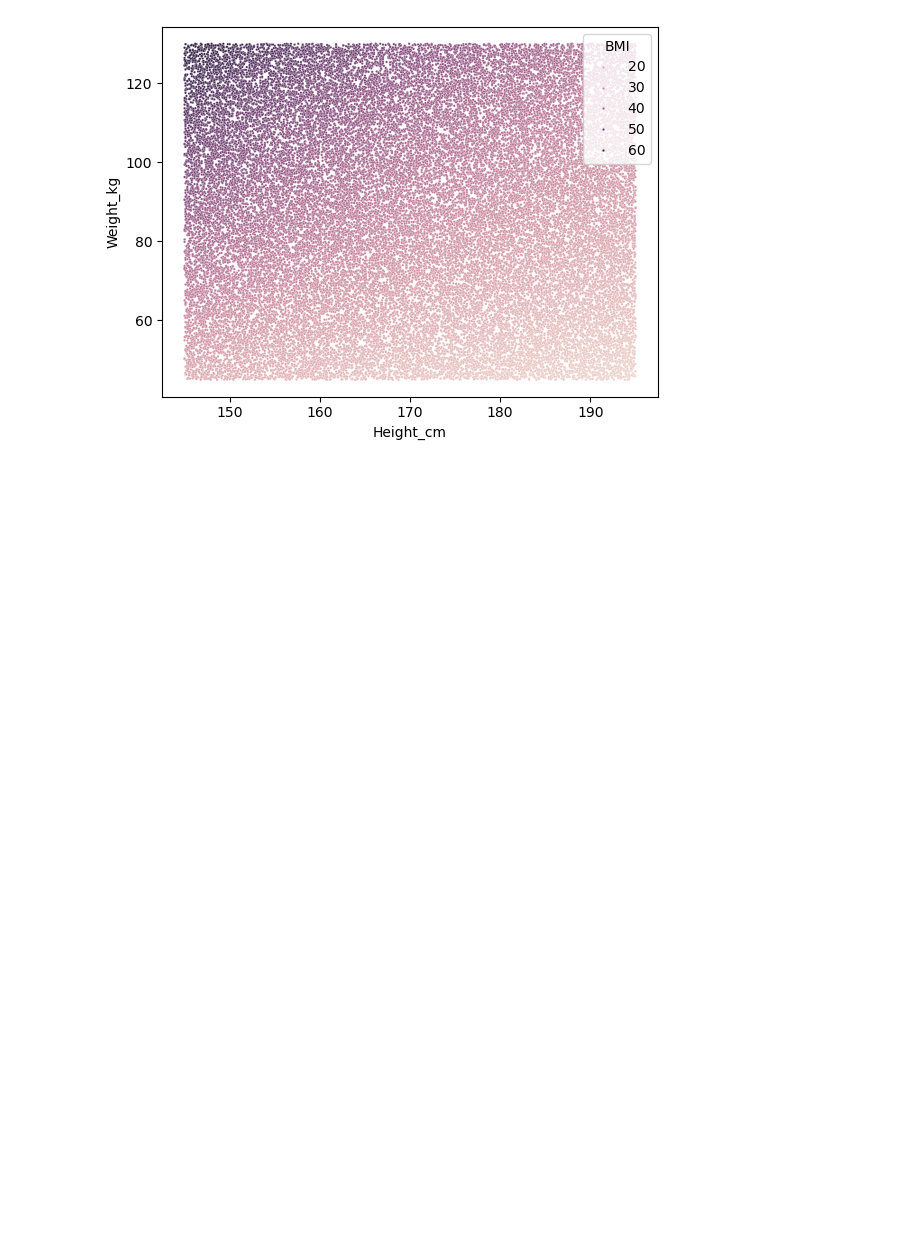
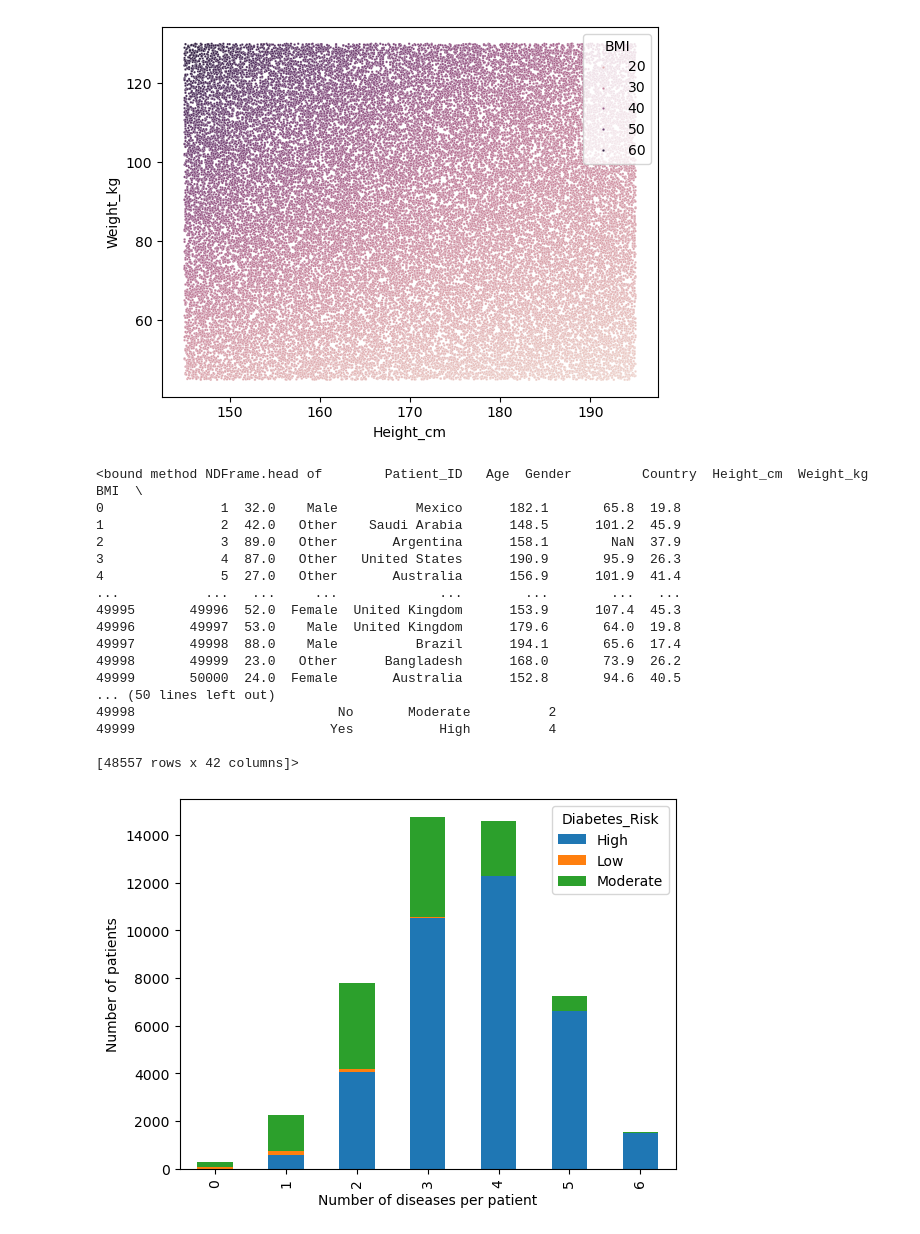
Before and after one commit to NicolePruijssers/Portfolio, a Jupyter notebook: diabetes risk predictor.ipynb, the cells around one changed output. Saved outputs shown, nothing was run; the diff lists cells and outputs as text; code cells hidden in the pictures; blank space fills up the shorter version.

```diff
--- a/diabetes risk predictor.ipynb
+++ b/diabetes risk predictor.ipynb
@@ -170,3 +189,36 @@ plt.show()
 #Or if absolute weight has more impact than BMI
 # %% [output]
 [figure]
+# %%
+#count the "Yes" per row, giving an overview of number of recorded health issues per patient
+diabetes_df['#_diseases'] = diabetes_df.eq("Yes").sum(axis=1)
+print(diabetes_df.head)
+#distribution of #diseases
+
+datastack_DR_NumD = pd.crosstab(diabetes_df['#_diseases'],
+ diabetes_df['Diabetes_Risk'])
+datastack_DR_NumD.plot(kind='bar',stacked=True)
+plt.xlabel("Number of diseases per patient")
+plt.ylabel("Number of patients")
+plt.show()
+
+#Conclusion, # of diseases seems strongly correlated to diabetes risk
+# %% [output]
+<bound method NDFrame.head of        Patient_ID   Age  Gender         Country  Height_cm  Weight_kg   BMI  \
+0               1  32.0    Male          Mexico      182.1       65.8  19.8
+1               2  42.0   Other    Saudi Arabia      148.5      101.2  45.9
+2               3  89.0   Other       Argentina      158.1        NaN  37.9
+3               4  87.0   Other   United States      190.9       95.9  26.3
+4               5  27.0   Other       Australia      156.9      101.9  41.4
+...           ...   ...     ...             ...        ...        ...   ...
+49995       49996  52.0  Female  United Kingdom      153.9      107.4  45.3
+49996       49997  53.0    Male  United Kingdom      179.6       64.0  19.8
+49997       49998  88.0    Male          Brazil      194.1       65.6  17.4
+49998       49999  23.0   Other      Bangladesh      168.0       73.9  26.2
+49999       50000  24.0  Female       Australia      152.8       94.6  40.5
+... (50 lines left out)
+49998                          No       Moderate          2
+49999                         Yes           High          4
+
+[48557 rows x 42 columns]>
+[figure, added]
```
Also changed, not shown: parts of 12 cells of this notebook.
